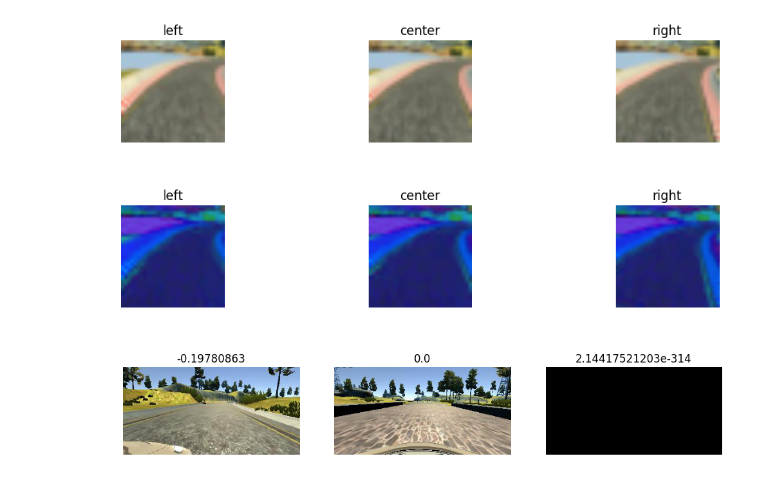
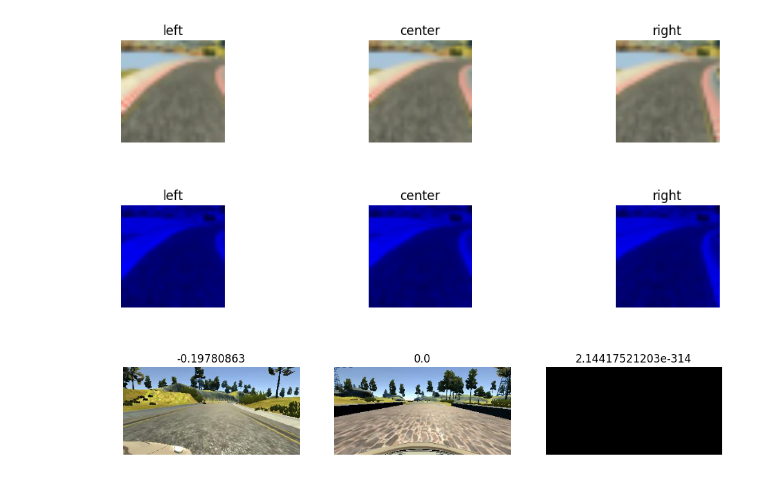
Before and after one commit to js1972/CarND-Behavioral-Cloning, a Jupyter notebook: data_processing.ipynb, the cells around one changed output. Drawn from its saved outputs; the diff is of its cells as text; code cells hidden in the pictures.

```diff
--- a/data_processing.ipynb
+++ b/data_processing.ipynb
@@ -84,19 +84,21 @@ for camera in ["left", "center", "right"]:
 # %%
 # With cropping then resizing then HSV
 i = 0
 for camera in ["left", "center", "right"]:
     image = load_img("data/"+data_frame.iloc[7100][camera].strip())
     image = img_to_array(image).astype(np.uint8)
     image = image[55:135, :, :]
     image = imresize(image, (32, 32, 3))
     hsv = cv2.cvtColor(image.astype("uint8"), cv2.COLOR_RGB2HSV)
+    hsv[:, :, 0] = hsv[:, :, 0] * 0
+    hsv[:, :, 1] = hsv[:, :, 1] * 0
     plt.subplot(3, 3, i+1)
     plt.imshow(hsv)
     plt.axis('off')
     plt.title(camera)
     i += 1
 # %% [output]
-[figure, old version]
+[figure, new version]
 # %%
 # Remove header
 data_frame = data_frame.ix[1:]
```
Also changed, not shown: parts of 1 cell of this notebook, 2 other files.
